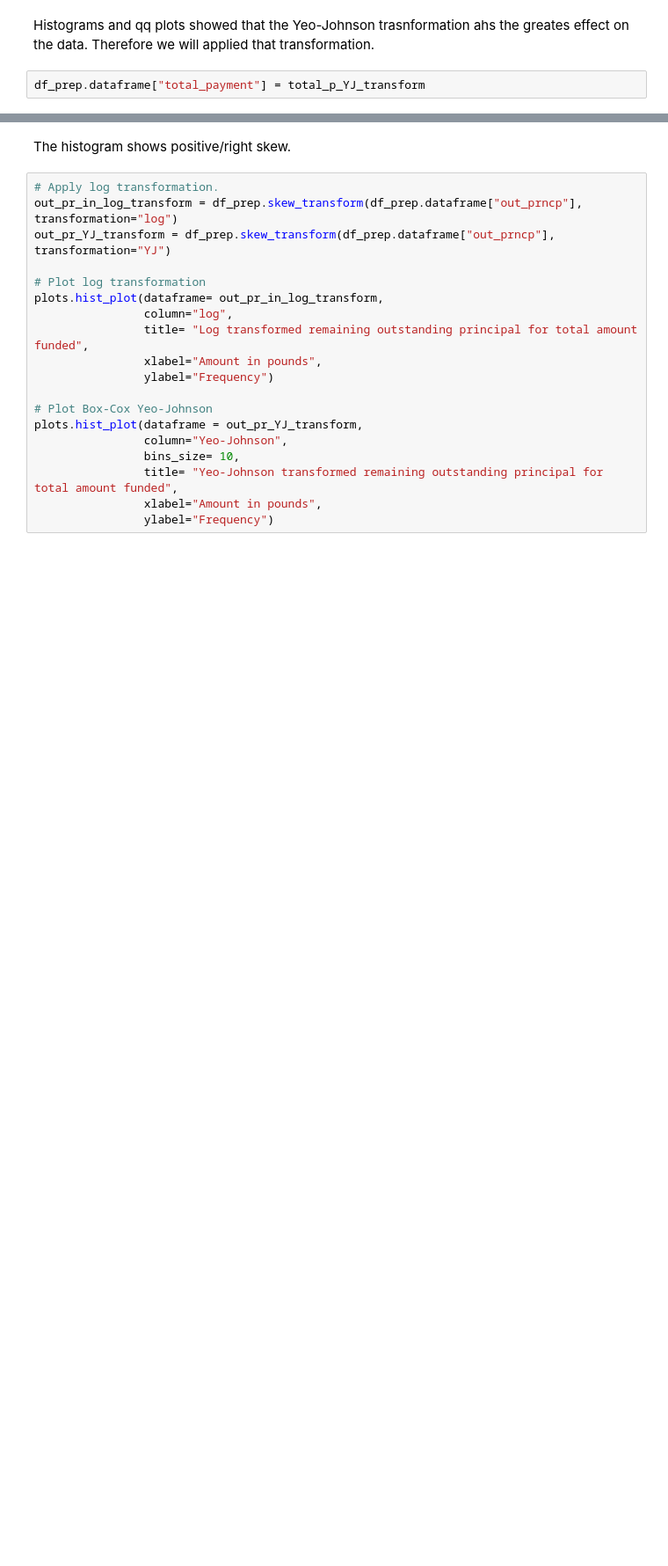
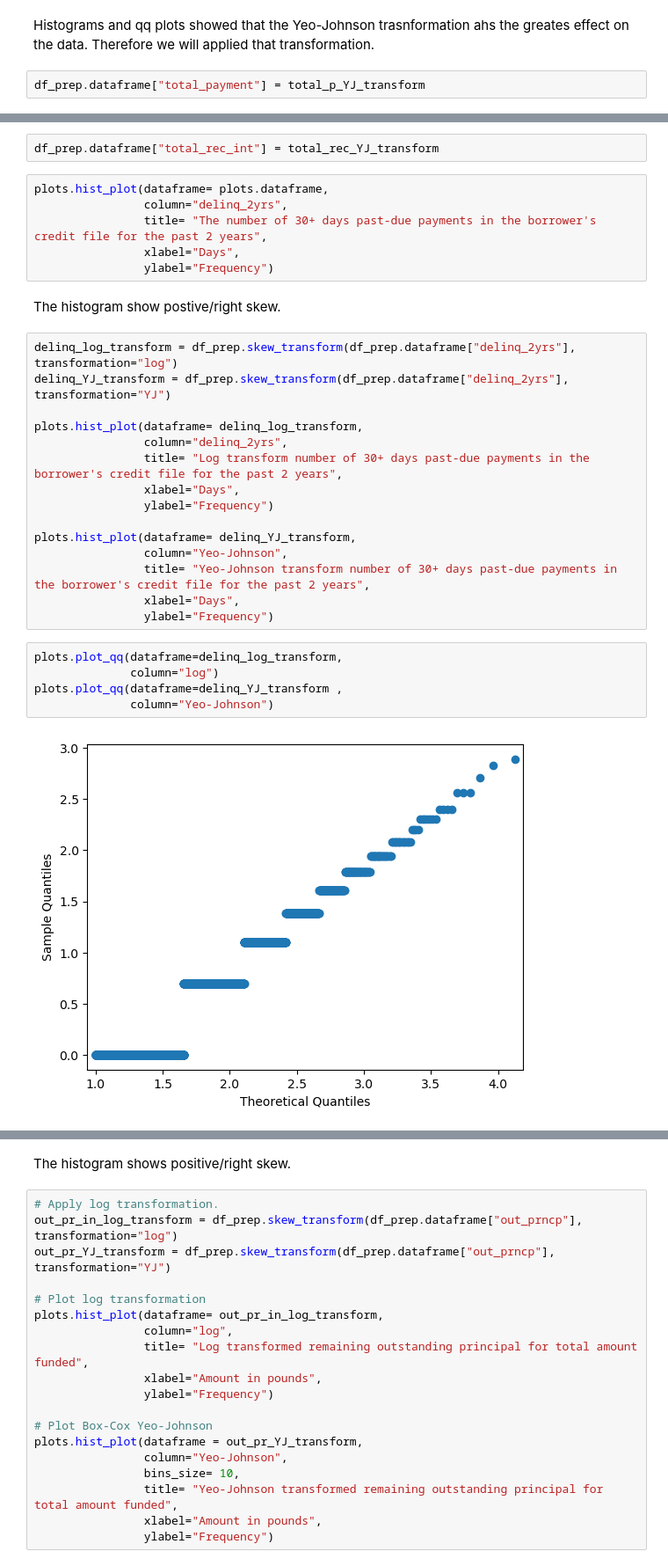
Before and after one commit to ChristianDaza/EDA_finance, a Jupyter notebook: SRC/EDA.ipynb, the cells around one changed output, grey strips where cells are left out. Shown at 88% size. Saved outputs shown, nothing was run; the diff lists cells and outputs as text; blank space fills up the shorter version.

```diff
--- a/SRC/EDA.ipynb
+++ b/SRC/EDA.ipynb
@@ -875,0 +575,32 @@ df_prep.dataframe["total_payment"] = total_p_YJ_transform
+# %%
+df_prep.dataframe["total_rec_int"] = total_rec_YJ_transform
+# %%
+plots.hist_plot(dataframe= plots.dataframe,
+                column="delinq_2yrs",
+                title= "The number of 30+ days past-due payments in the borrower's credit file for the past 2 years",
+                xlabel="Days",
+                ylabel="Frequency")
+# %% [markdown]
+The histogram show postive/right skew.
+# %%
+delinq_log_transform = df_prep.skew_transform(df_prep.dataframe["delinq_2yrs"], transformation="log")
+delinq_YJ_transform = df_prep.skew_transform(df_prep.dataframe["delinq_2yrs"], transformation="YJ")
+
+plots.hist_plot(dataframe= delinq_log_transform,
+                column="delinq_2yrs",
+                title= "Log transform number of 30+ days past-due payments in the borrower's credit file for the past 2 years",
+                xlabel="Days",
+                ylabel="Frequency")
+
+plots.hist_plot(dataframe= delinq_YJ_transform,
+                column="Yeo-Johnson",
+                title= "Yeo-Johnson transform number of 30+ days past-due payments in the borrower's credit file for the past 2 years",
+                xlabel="Days",
+                ylabel="Frequency")
+# %%
+plots.plot_qq(dataframe=delinq_log_transform,
+              column="log")
+plots.plot_qq(dataframe=delinq_YJ_transform ,
+              column="Yeo-Johnson")
+# %% [output]
+[figure, added]
```
Also changed, not shown: parts of 103 cells of this notebook, 1 other file.
